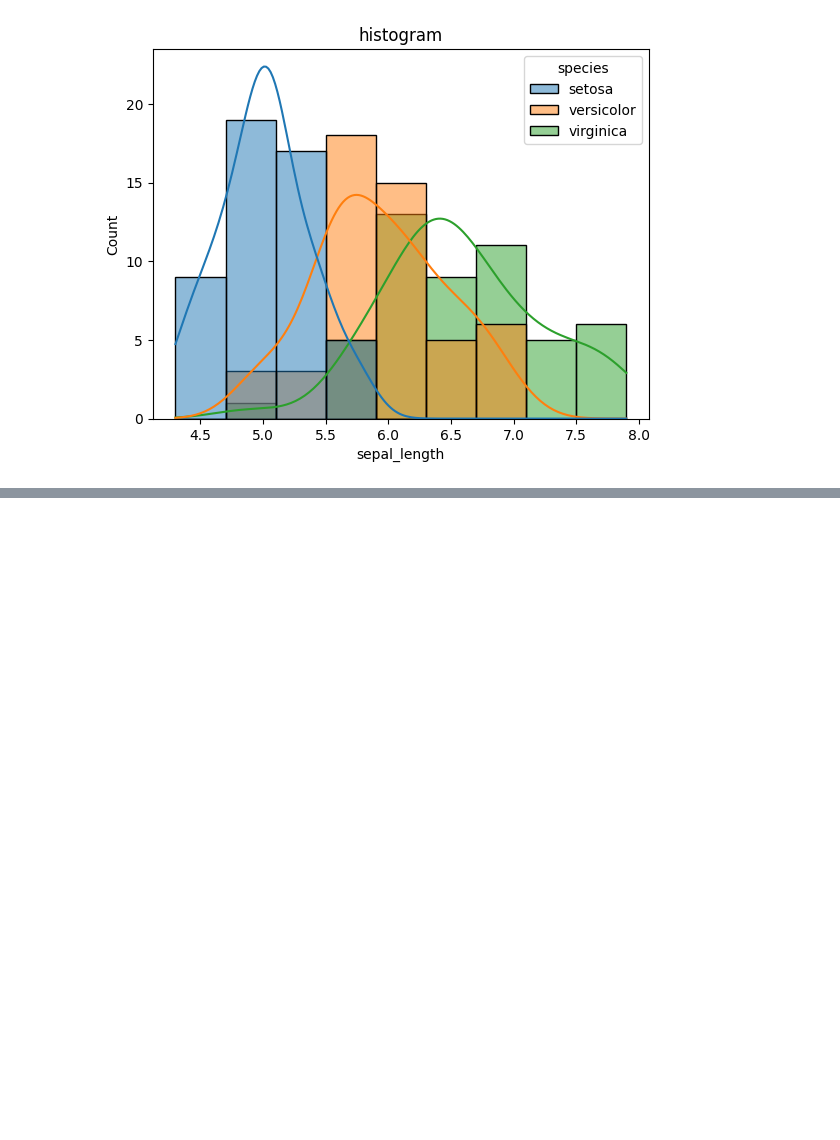
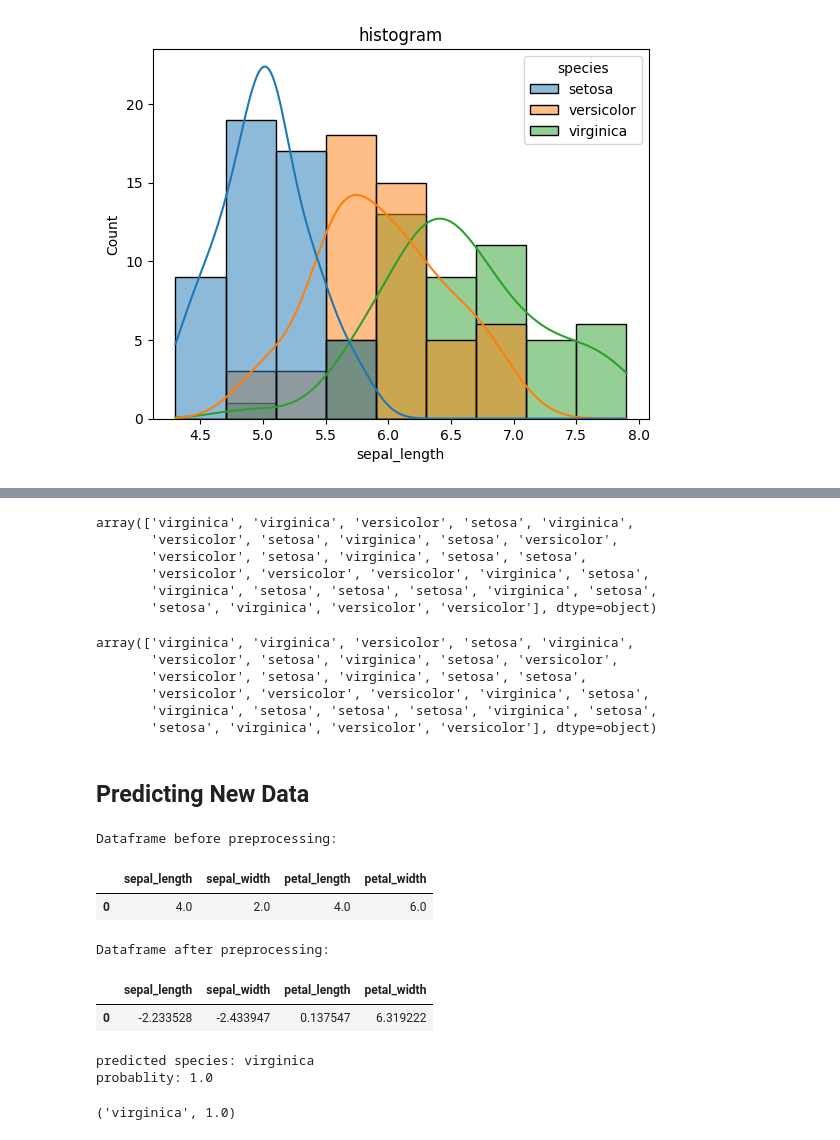
Before and after one commit to dnyaneshs1/iris-project, a Jupyter notebook: notebook/irisproject.ipynb, the cells around one changed output, grey strips where cells are left out. Saved outputs shown, nothing was run; the diff lists cells and outputs as text; code cells hidden in the pictures; blank space fills up the shorter version.

```diff
--- a/notebook/irisproject.ipynb
+++ b/notebook/irisproject.ipynb
@@ -71,0 +167,10 @@ plt.show()
+# %%
+grid={
+    'n_neighbors':[2,3,4,5,6,7,8,9]
+}
+# %%
+from sklearn.neighbors import KNeighborsClassifier
+from sklearn.model_selection import GridSearchCV
+knn=KNeighborsClassifier()
+gs=GridSearchCV(knn,param_grid=grid,cv=4)
+gs.fit(x_train,y_train)
@@ -71,0 +184,3 @@ plt.show()
+# %%
+best_knn=gs.best_estimator_
+best_knn
@@ -71,0 +243,57 @@ plt.show()
+# %%
+y_pred_test_lb
+# %% [output]
+array(['virginica', 'virginica', 'versicolor', 'setosa', 'virginica',
+       'versicolor', 'setosa', 'virginica', 'setosa', 'versicolor',
+       'versicolor', 'setosa', 'virginica', 'setosa', 'setosa',
+       'versicolor', 'versicolor', 'versicolor', 'virginica', 'setosa',
+       'virginica', 'setosa', 'setosa', 'setosa', 'virginica', 'setosa',
+       'setosa', 'virginica', 'versicolor', 'versicolor'], dtype=object)
+# %%
+y_pred_test_lb
+# %% [output]
+array(['virginica', 'virginica', 'versicolor', 'setosa', 'virginica',
+       'versicolor', 'setosa', 'virginica', 'setosa', 'versicolor',
+       'versicolor', 'setosa', 'virginica', 'setosa', 'setosa',
+       'versicolor', 'versicolor', 'versicolor', 'virginica', 'setosa',
+       'virginica', 'setosa', 'setosa', 'setosa', 'virginica', 'setosa',
+       'setosa', 'virginica', 'versicolor', 'versicolor'], dtype=object)
+# %% [markdown]
+## Predicting New Data
+# %%
+def predict_data(le,num_pipe,model):
+    sepal_length=float(input('Enter sepal length:'))
+    sepal_width=float(input('Enter sepal width:'))
+    petal_length=float(input('Enter petal length:'))
+    petal_width=float(input('Enter petal width:'))
+
+    x_new=pd.DataFrame([sepal_length,sepal_width,petal_length,petal_width]).T
+    x_new.columns = num_pipe.get_feature_names_out()
+
+    print('Dataframe before preprocessing:\n')
+    display(x_new)
+
+    x_pre=num_pipe.transform(x_new)
+    x_pre=pd.DataFrame(x_pre,columns=x_new.columns)
+    print('Dataframe after preprocessing:\n')
+    display(x_pre)
+
+    pred=model.predict(x_pre)
+    pred_lb=le.inverse_transform(pred)[0]
+    prob=model.predict_proba(x_pre).max()
+
+    print('predicted species:',pred_lb)
+    print('probablity:',prob)
+    return pred_lb,prob
+# %%
+predict_data(le,num_pipe,best_knn)
+# %% [output]
+Dataframe before preprocessing:
+|  | sepal_length | sepal_width | petal_length | petal_width |
+| 0 | 4.0 | 2.0 | 4.0 | 6.0 |
+Dataframe after preprocessing:
+|  | sepal_length | sepal_width | petal_length | petal_width |
+| 0 | -2.233528 | -2.433947 | 0.137547 | 6.319222 |
+predicted species: virginica
+probablity: 1.0
+('virginica', 1.0)
```
Also changed, not shown: parts of 30 cells of this notebook, 3 other files.
